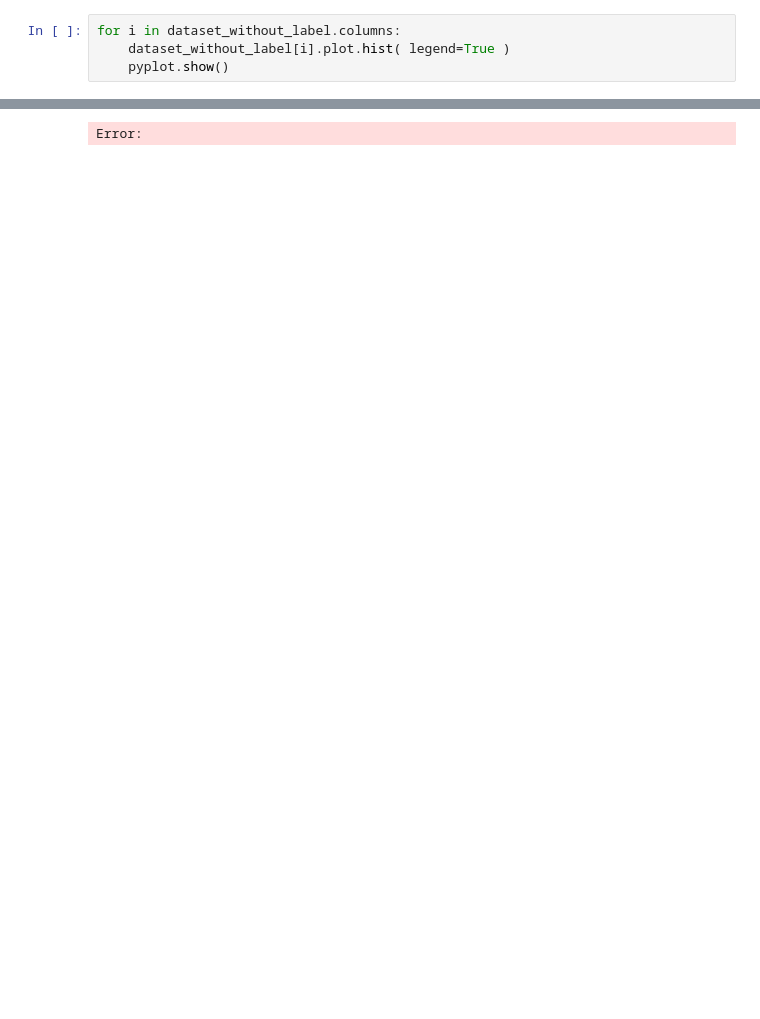
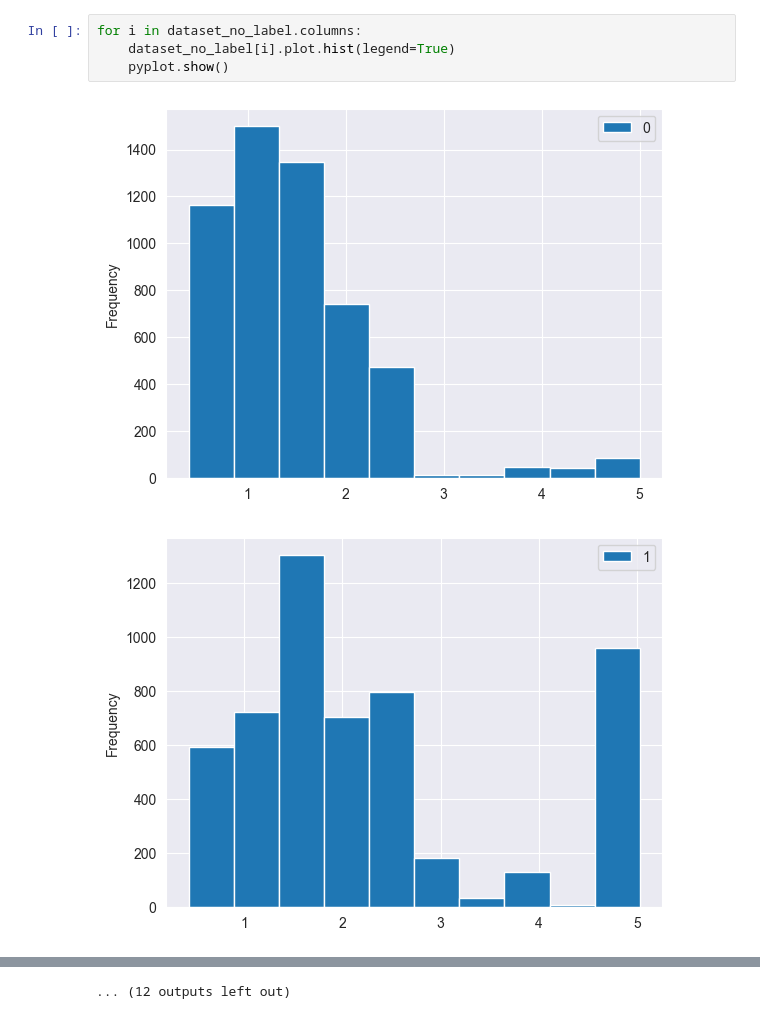
Before and after one commit to cesarnorena/fiap, a Jupyter notebook: machine-learning/global-solution-02/global_solution_02.ipynb, the cells around one changed output, grey strips where cells are left out. Saved outputs shown, nothing was run; the diff lists cells and outputs as text; blank space fills up the shorter version.

```diff
--- a/machine-learning/global-solution-02/global_solution_02.ipynb
+++ b/machine-learning/global-solution-02/global_solution_02.ipynb
@@ -80,5 +154,7 @@ Error:
 # %%
-for i in dataset_without_label.columns:
-    dataset_without_label[i].plot.hist( legend=True )
+for i in dataset_no_label.columns:
+    dataset_no_label[i].plot.hist(legend=True)
     pyplot.show()
 # %% [output]
+[figure, added]
+[figure, added]
@@ -85 +171 @@ for i in dataset_without_label.columns:
-Error:
+... (12 outputs left out)
```
Also changed, not shown: parts of 45 cells of this notebook.
